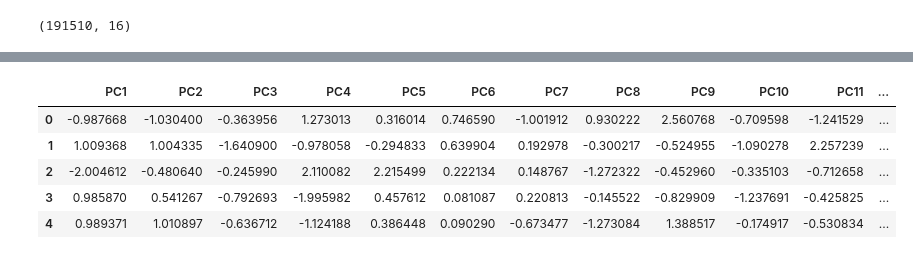
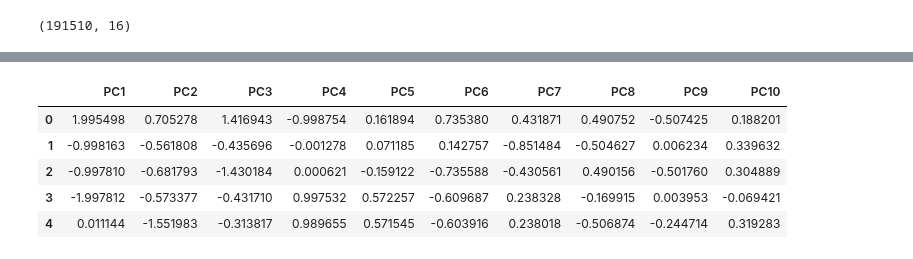
Before and after one commit to sranillac/SRC_UniOvi, a Jupyter notebook: ML-IA/src/ML-Classification/LoanDefault/SRC_Dimension_Reduction_LoanDefault.ipynb, the cells around one changed output, grey strips where cells are left out. Saved outputs shown, nothing was run; the diff lists cells and outputs as text; code cells hidden in the pictures.

```diff
--- a/ML-IA/src/ML-Classification/LoanDefault/SRC_Dimension_Reduction_LoanDefault.ipynb
+++ b/ML-IA/src/ML-Classification/LoanDefault/SRC_Dimension_Reduction_LoanDefault.ipynb
@@ -57,16 +56,16 @@ legend.get_frame().set_linewidth(0.5)
 # %%
 # Dimensionality Reduction - PCA
-pca = PCA(n_components = 12)
+pca = PCA(n_components = 10)
 X_train_pca = pca.fit_transform(X_train)
 X_train_pca = pd.DataFrame(X_train_pca, columns = [f'PC{i+1}' for i in range(X_train_pca.shape[1])])
 X_train_pca.head()
 # %% [output]
-|  | PC1 | PC2 | PC3 | PC4 | PC5 | PC6 | PC7 | PC8 | PC9 | PC10 | PC11 | ... |
-| 0 | -0.987668 | -1.030400 | -0.363956 | 1.273013 | 0.316014 | 0.746590 | -1.001912 | 0.930222 | 2.560768 | -0.709598 | -1.241529 | ... |
-| 1 | 1.009368 | 1.004335 | -1.640900 | -0.978058 | -0.294833 | 0.639904 | 0.192978 | -0.300217 | -0.524955 | -1.090278 | 2.257239 | ... |
-| 2 | -2.004612 | -0.480640 | -0.245990 | 2.110082 | 2.215499 | 0.222134 | 0.148767 | -1.272322 | -0.452960 | -0.335103 | -0.712658 | ... |
-| 3 | 0.985870 | 0.541267 | -0.792693 | -1.995982 | 0.457612 | 0.081087 | 0.220813 | -0.145522 | -0.829909 | -1.237691 | -0.425825 | ... |
-| 4 | 0.989371 | 1.010897 | -0.636712 | -1.124188 | 0.386448 | 0.090290 | -0.673477 | -1.273084 | 1.388517 | -0.174917 | -0.530834 | ... |
+|  | PC1 | PC2 | PC3 | PC4 | PC5 | PC6 | PC7 | PC8 | PC9 | PC10 |
+| 0 | 1.995498 | 0.705278 | 1.416943 | -0.998754 | 0.161894 | 0.735380 | 0.431871 | 0.490752 | -0.507425 | 0.188201 |
+| 1 | -0.998163 | -0.561808 | -0.435696 | -0.001278 | 0.071185 | 0.142757 | -0.851484 | -0.504627 | 0.006234 | 0.339632 |
+| 2 | -0.997810 | -0.681793 | -1.430184 | 0.000621 | -0.159122 | -0.735588 | -0.430561 | 0.490156 | -0.501760 | 0.304889 |
+| 3 | -1.997812 | -0.573377 | -0.431710 | 0.997532 | 0.572257 | -0.609687 | 0.238328 | -0.169915 | 0.003953 | -0.069421 |
+| 4 | 0.011144 | -1.551983 | -0.313817 | 0.989655 | 0.571545 | -0.603916 | 0.238018 | -0.506874 | -0.244714 | 0.319283 |
 # %%
 # PCA transformation to the test data
 X_test_pca = pca.transform(X_test)
```
Also changed, not shown: parts of 4 cells of this notebook, 2 other files.
